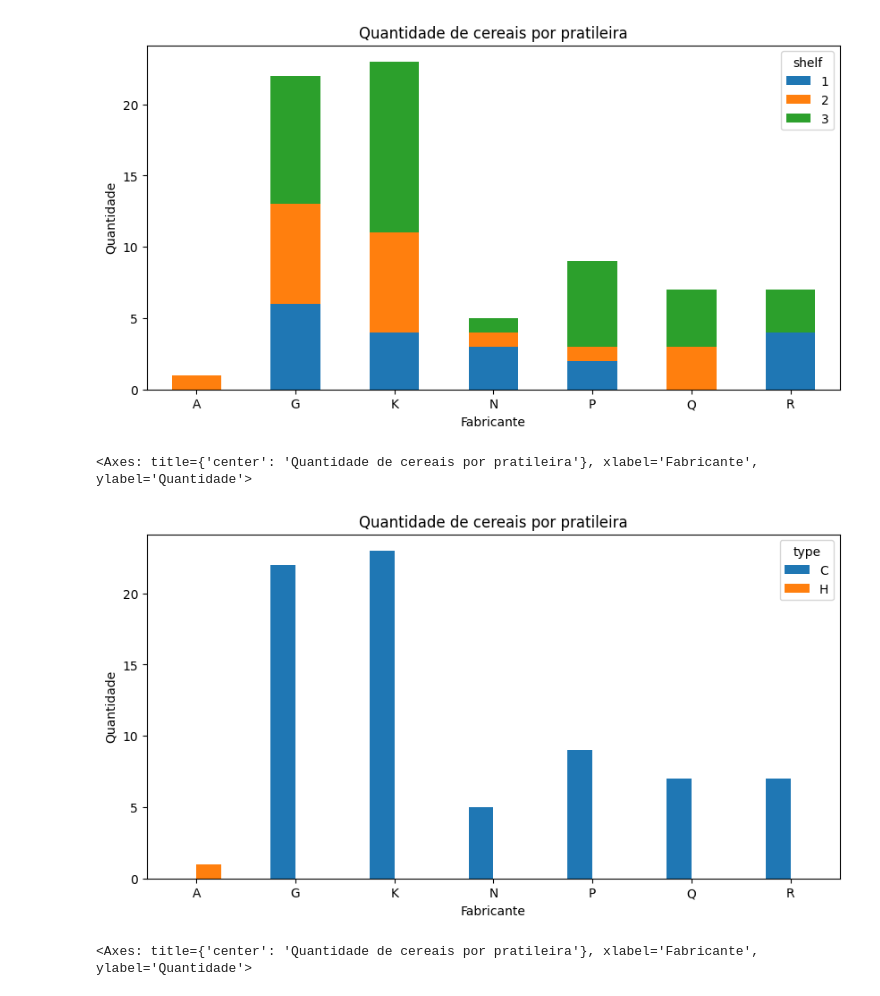
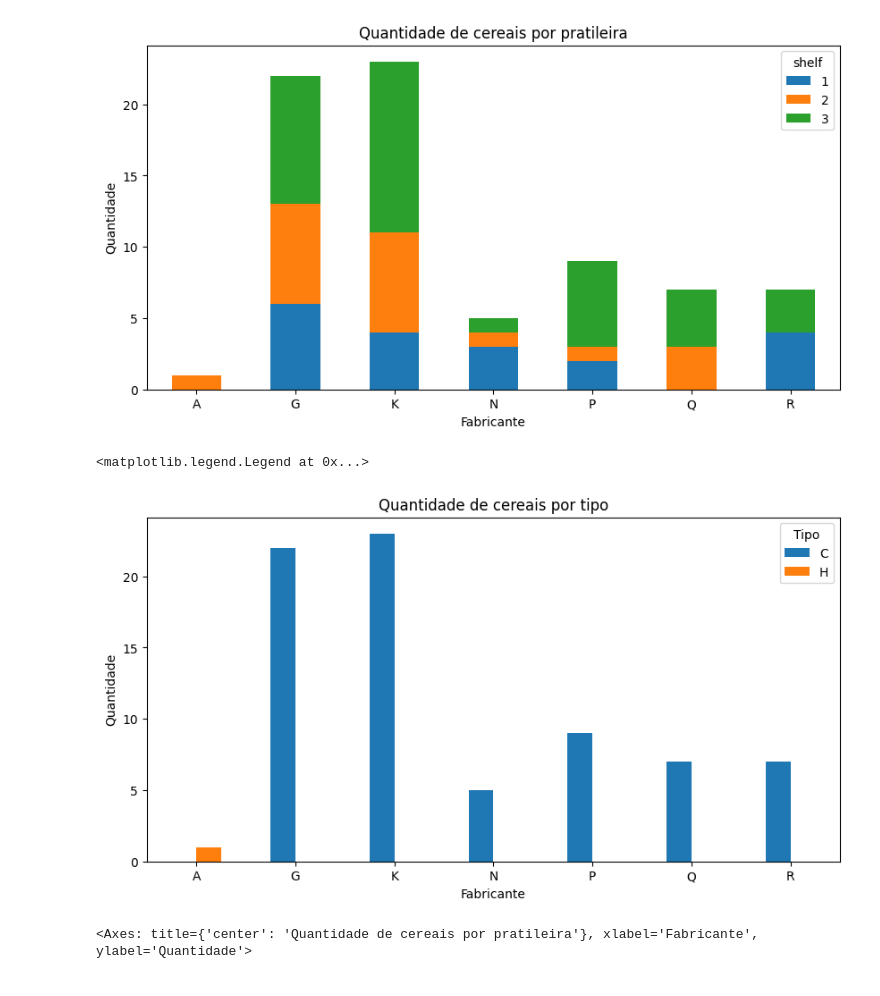
Before and after one commit to Anderson-Andy-Correa/20-Python-Ciencia_de_Dados-Hashtag, a Jupyter notebook: 05-Pandas/18-Graficos_a_partir_de_reshaping.ipynb, the cells around one changed output. Cells and saved outputs as stored; diff of their text form; code cells hidden in the pictures.

```diff
--- a/05-Pandas/18-Graficos_a_partir_de_reshaping.ipynb
+++ b/05-Pandas/18-Graficos_a_partir_de_reshaping.ipynb
@@ -165,20 +168,24 @@ df.pivot_table(
 <Axes: title={'center': 'Quantidade de cereais por pratileira'}, xlabel='Fabricante', ylabel='Quantidade'>
 [figure]
 # %%
-df.pivot_table(
+table = df.pivot_table(
     index="mfr",
     columns="type",
     aggfunc="size"
-).plot(kind="bar",
+)
+plot = table.plot(kind="bar",
     rot=True,
-    title="Quantidade de cereais por pratileira",
+    title="Quantidade de cereais por tipo",
     figsize=(10, 5),
     xlabel="Fabricante",
     ylabel="Quantidade",
 )
+
+#labels = {label for label in plot}
+plot.legend(title="Tipo")
 # %% [output]
-<Axes: title={'center': 'Quantidade de cereais por pratileira'}, xlabel='Fabricante', ylabel='Quantidade'>
+<matplotlib.legend.Legend at 0x...>
-[figure, old version]
+[figure, new version]
 # %%
 df.pivot_table(
     index="mfr",
```
Also changed, not shown: parts of 1 cell of this notebook, 3 other files.
